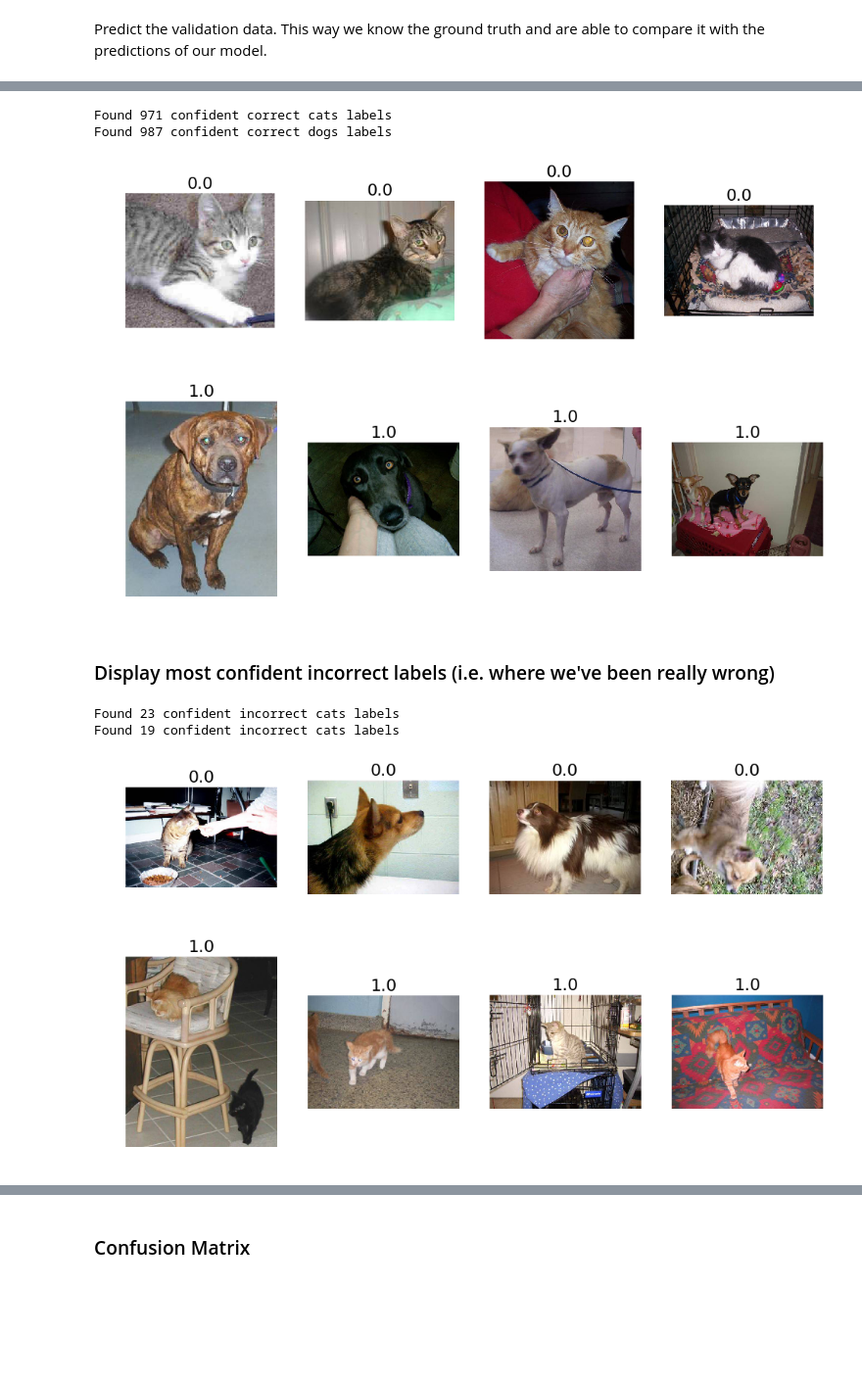
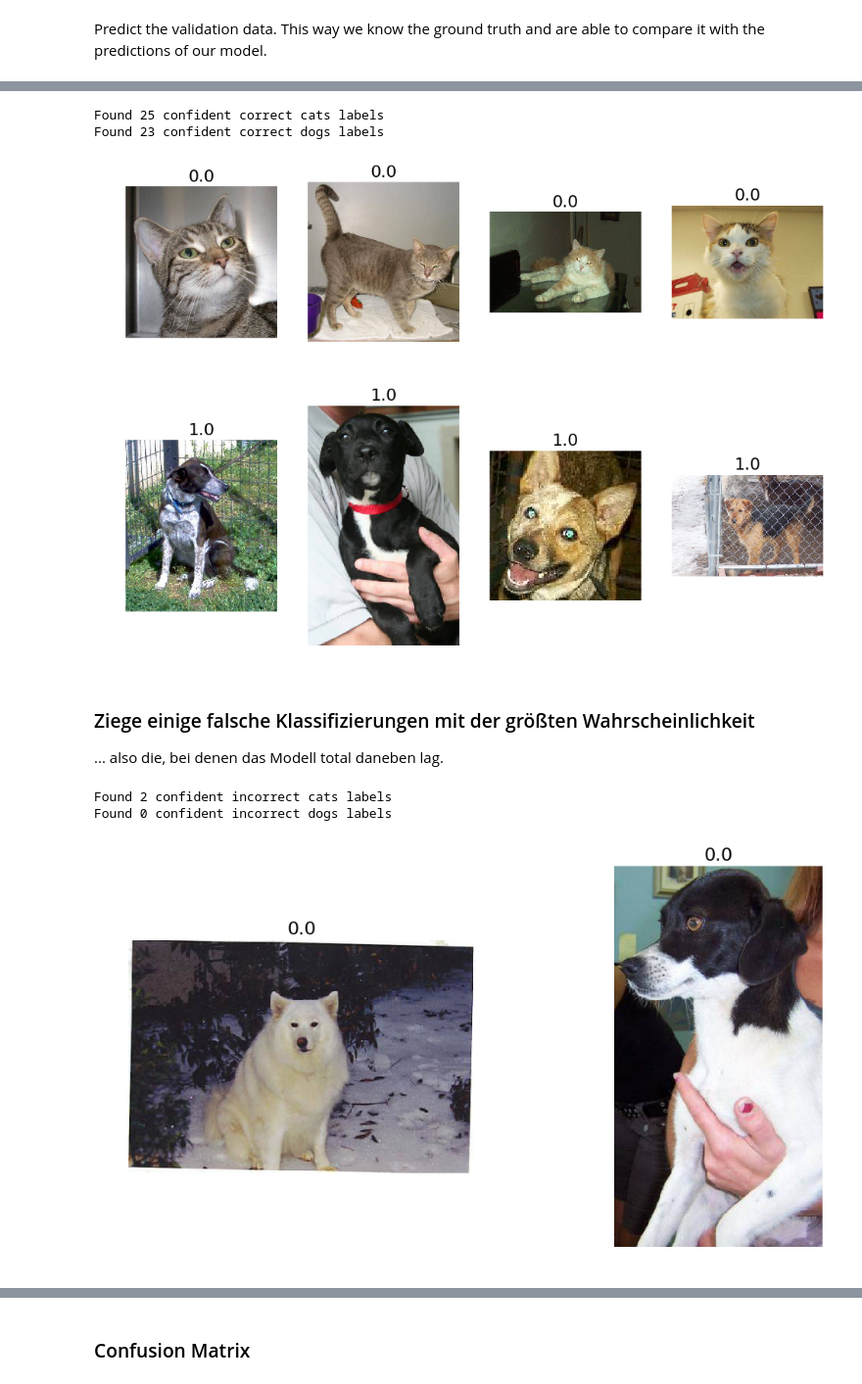
Before and after one commit to uma1966/dl-workshop, a Jupyter notebook: cats-vs-dogs.ipynb, the cells around one changed output, grey strips where cells are left out. Shown at 98% size. Saved outputs shown, nothing was run; the diff lists cells and outputs as text; code cells hidden in the pictures; blank space fills up the shorter version.

```diff
--- a/cats-vs-dogs.ipynb
+++ b/cats-vs-dogs.ipynb
@@ -165,6 +190,7 @@ stop predicting at Tue Nov 21 16:10:18 2017
 # %%
-print(predictions[:5])
-print(batches.filenames[:5])
+idx = -2
+
+print "File: ", batches.filenames[idx], "Prediction: ", predictions[idx]
 from PIL import Image
-Image.open(os.path.join(test_path,batches.filenames[-1]))
+Image.open(os.path.join(test_path,batches.filenames[idx]))
 # %% [output]
@@ -182,10 +205,10 @@ Wir wollen uns auch anschauen, wie gut unser Modell eigentlich vorhersagt. Die I
 # %%
 if not 'path' in locals():
-    # path = "data/redux/sample/"
-    path = "data/redux/"
+    path = "sample/"
+    # path = "data/"
 
 #import numpy as np
-#import utils; reload(utils)
+import utils; reload(utils)
 #import vgg16; reload(vgg16)
 #from vgg16 import Vgg16
 # %% [output]
@@ -258,24 +282,27 @@ print "Found {} confident correct dogs labels".format(len(confident_dogs))
 idx = np.random.permutation(confident_dogs)[:4]
 plots_idx(idx,our_labels[idx])
 # %% [output]
-Found 971 confident correct cats labels
-Found 987 confident correct dogs labels
+Found 25 confident correct cats labels
+Found 23 confident correct dogs labels
-[figure, old version]
+[figure, new version]
-[figure, old version]
+[figure, new version]
-# %% [markdown]
-### Display most confident incorrect labels (i.e. where we've been really wrong)
+# %% [markdown]
+### Ziege einige falsche Klassifizierungen mit der größten Wahrscheinlichkeit
+
+... also die, bei denen das Modell total daneben lag.
 # %%
 confident_cats = np.where((our_labels!=expected_labels) & (our_labels==0))[0]
 print "Found {} confident incorrect cats labels".format(len(confident_cats))
-idx = np.random.permutation(confident_cats)[:4]
-plots_idx(idx,our_labels[idx])
+if len(confident_cats)>0:
+    idx = np.random.permutation(confident_cats)[:4]
+    plots_idx(idx,our_labels[idx])
 
 confident_dogs = np.where((our_labels!=expected_labels) & (our_labels==1))[0]
-print "Found {} confident incorrect cats labels".format(len(confident_dogs))
-idx = np.random.permutation(confident_dogs)[:4]
-plots_idx(idx,our_labels[idx])
+print "Found {} confident incorrect dogs labels".format(len(confident_dogs))
+if len(confident_dogs)>0:
+    idx = np.random.permutation(confident_dogs)[:4]
+    plots_idx(idx,our_labels[idx])
 # %% [output]
-Found 23 confident incorrect cats labels
-Found 19 confident incorrect cats labels
+Found 2 confident incorrect cats labels
+Found 0 confident incorrect dogs labels
-[figure, old version]
+[figure, new version]
-[figure, removed]
```
Also changed, not shown: parts of 41 cells of this notebook, 1 other file.
